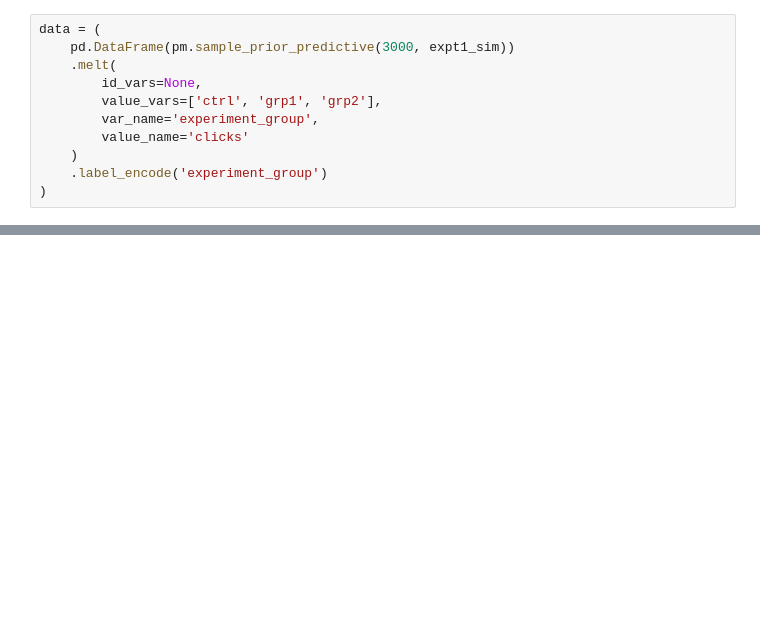
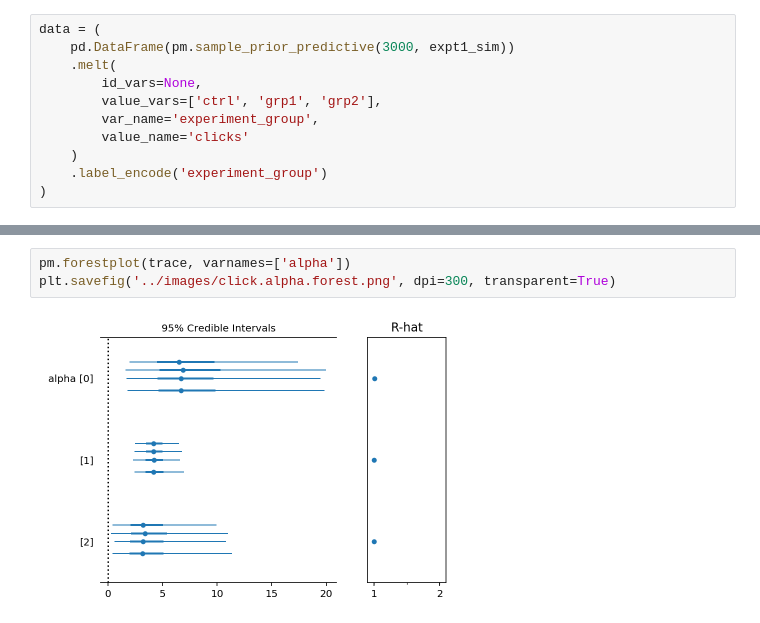
Before and after one commit to ericmjl/bayesian-generalized-abcde-testing, a Jupyter notebook: notebooks/click-data.ipynb, the cells around one changed output, grey strips where cells are left out. Drawn from its saved outputs; the diff is of its cells as text; blank space fills up the shorter version.

```diff
--- a/notebooks/click-data.ipynb
+++ b/notebooks/click-data.ipynb
@@ -87,0 +121,5 @@ pm.traceplot(trace)
+# %%
+pm.forestplot(trace, varnames=['alpha'])
+plt.savefig('../images/click.alpha.forest.png', dpi=300, transparent=True)
+# %% [output]
+[figure, added]
```
Also changed, not shown: parts of 10 cells of this notebook, 8 other files.
